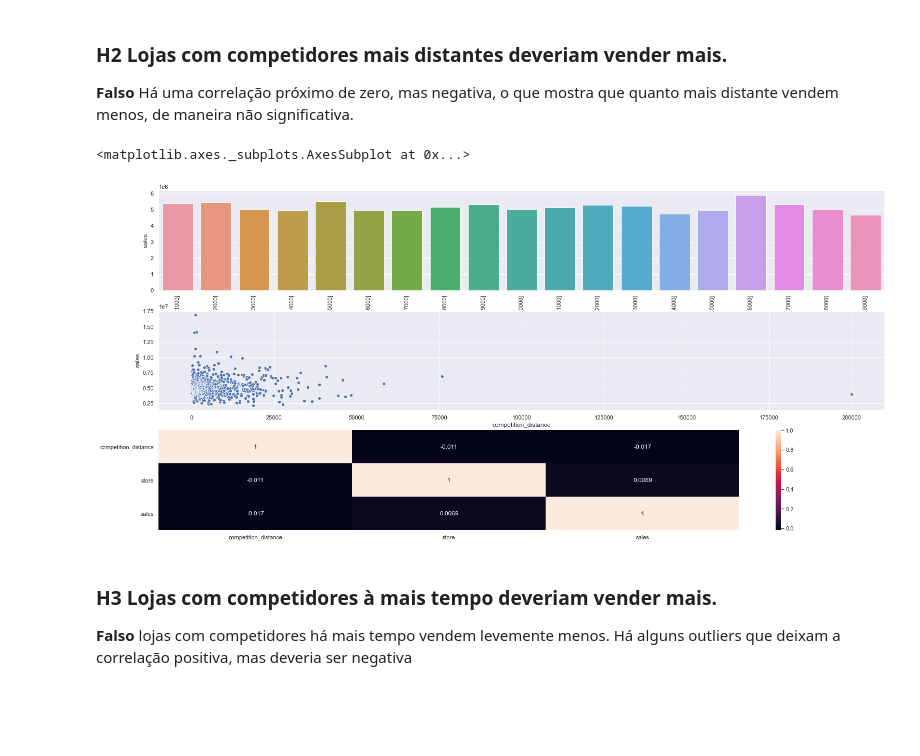
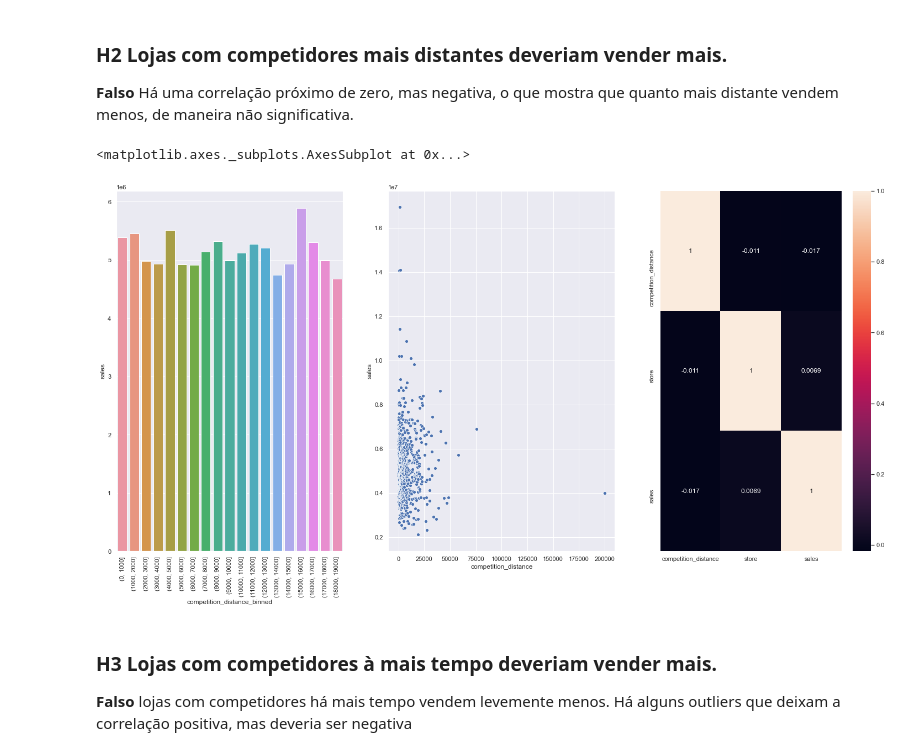
Before and after one commit to brunosantos4/Rossmann-Store-Sales, a Jupyter notebook: Projeto_teste.ipynb, the cells around one changed output. Cells and saved outputs as stored; diff of their text form; code cells hidden in the pictures; blank space fills up the shorter version.

```diff
--- a/Projeto_teste.ipynb
+++ b/Projeto_teste.ipynb
@@ -658,23 +658,23 @@ aux2.pivot(index='year_week', columns='assortment', values = 'sales').plot()
 # %%
 aux1 = df4[['competition_distance','sales','store']].groupby(['store','competition_distance']).sum().reset_index().groupby('competition_distance').mean().reset_index()
 
 bi = list(np.arange(0,20000,1000))
 
 aux1['competition_distance_binned'] = pd.cut(x = aux1['competition_distance'], bins=bi)
 aux2 = aux1[['competition_distance_binned','sales']].groupby('competition_distance_binned').mean().reset_index()
 
-subplot(3,1,1)
+subplot(1,3,1)
 sns.barplot(x='competition_distance_binned', y='sales', data=aux2)
 plt.xticks(rotation = 90);
 
-subplot(3,1,2)
+subplot(1,3,2)
 sns.scatterplot(x='competition_distance', y='sales', data=aux1)
 
-subplot(3,1,3)
+subplot(1,3,3)
 sns.heatmap(aux1.corr(method = 'pearson'), annot=True)
 # %% [output]
 <matplotlib.axes._subplots.AxesSubplot at 0x...>
-[figure, old version]
+[figure, new version]
 # %% [markdown]
 ### **H3** Lojas com competidores à mais tempo deveriam vender mais.
 **Falso** lojas com competidores há mais tempo vendem levemente menos.
```
Also changed, not shown: parts of 7 cells of this notebook, 19 other files.
